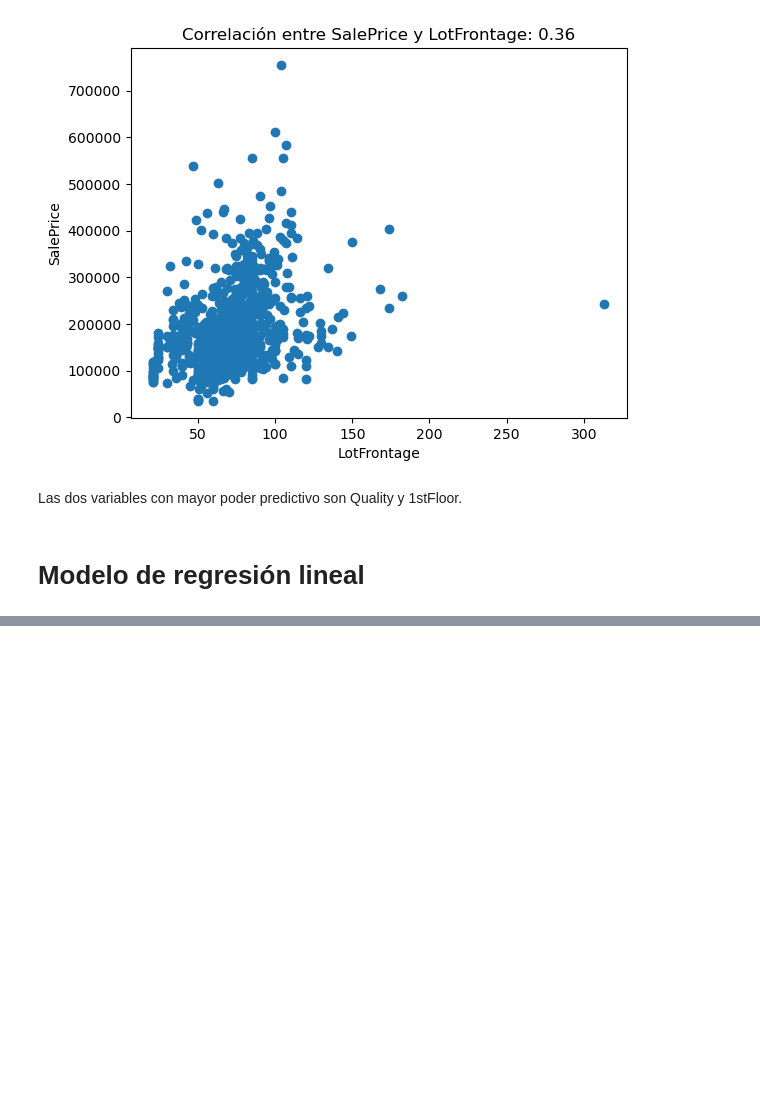
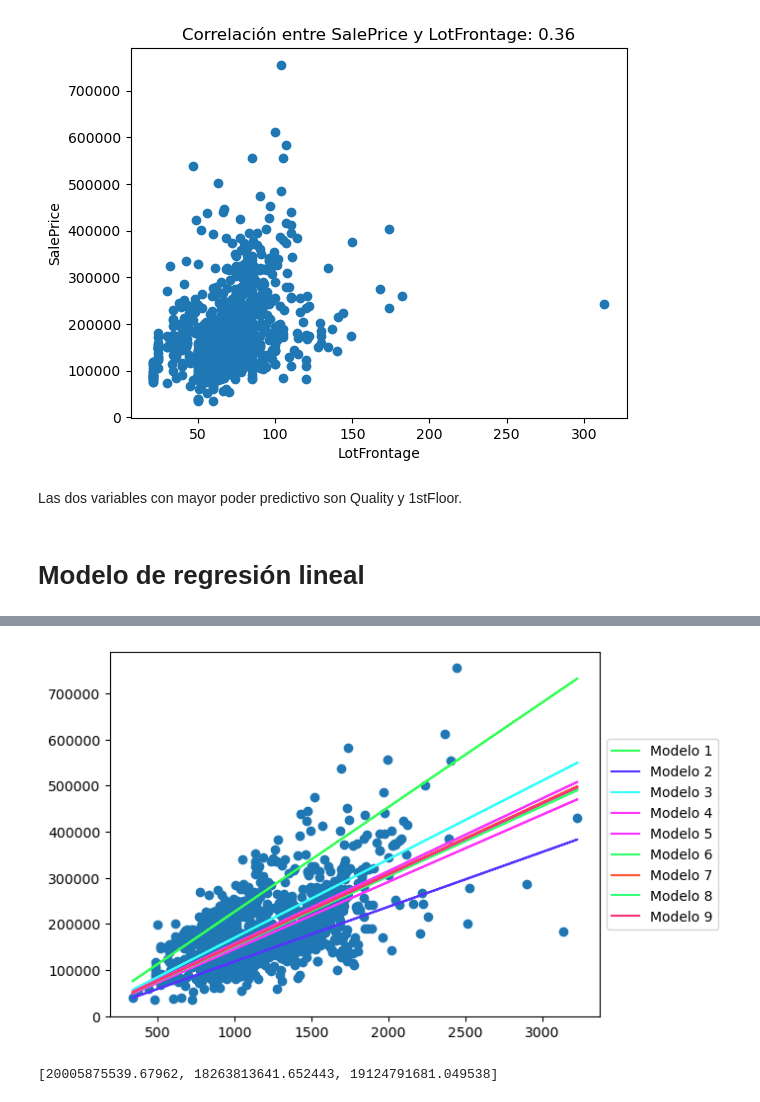
Before and after one commit to msalvaa/Proyecto-1, a Jupyter notebook: Proyecto 1 24000666.ipynb, the cells around one changed output, grey strips where cells are left out. Saved outputs shown, nothing was run; the diff lists cells and outputs as text; code cells hidden in the pictures; blank space fills up the shorter version.

```diff
--- a/Proyecto 1 24000666.ipynb
+++ b/Proyecto 1 24000666.ipynb
@@ -211,0 +243,6 @@ ValueError: shapes (2,) and (1168,2) not aligned: 2 (dim 0) != 1168 (dim 0)
+# %%
+modelos_1f, errores_1f=regresion(train_df["1stFloor"], train_df["SalePrice"],10,0,.000001)
+# %%
+grafica_modelos(modelos_1f, 1)
+# %% [output]
+[figure, added]
@@ -211,0 +273,4 @@ ValueError: shapes (2,) and (1168,2) not aligned: 2 (dim 0) != 1168 (dim 0)
+# %%
+errores(test_df["Quality"], pred_manual_quality, pred_sklearn_quality, pred_promedio_quality)
+# %% [output]
+[20005875539.67962, 18263813641.652443, 19124791681.049538]
```
Also changed, not shown: parts of 36 cells of this notebook.
